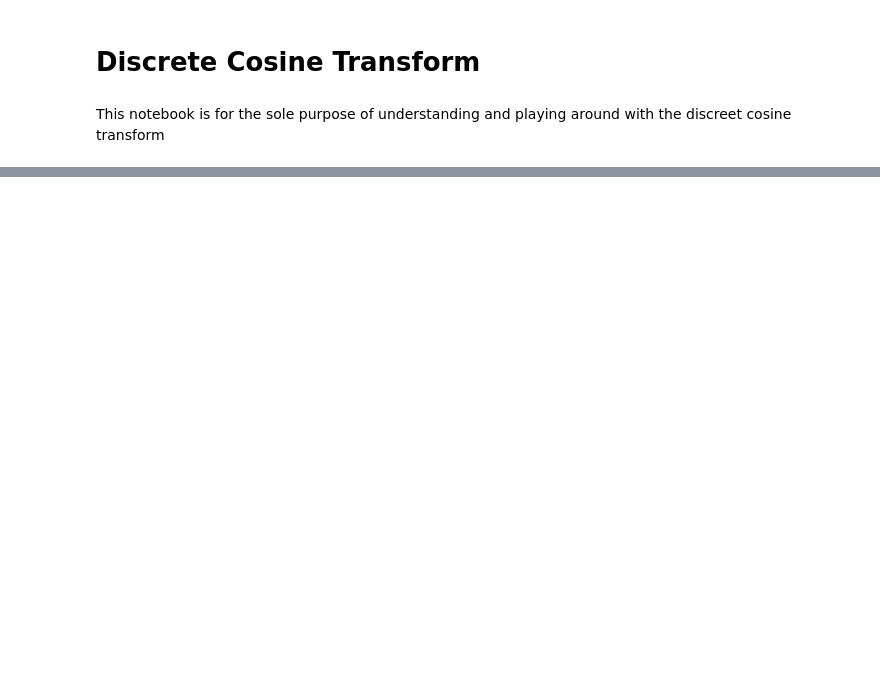
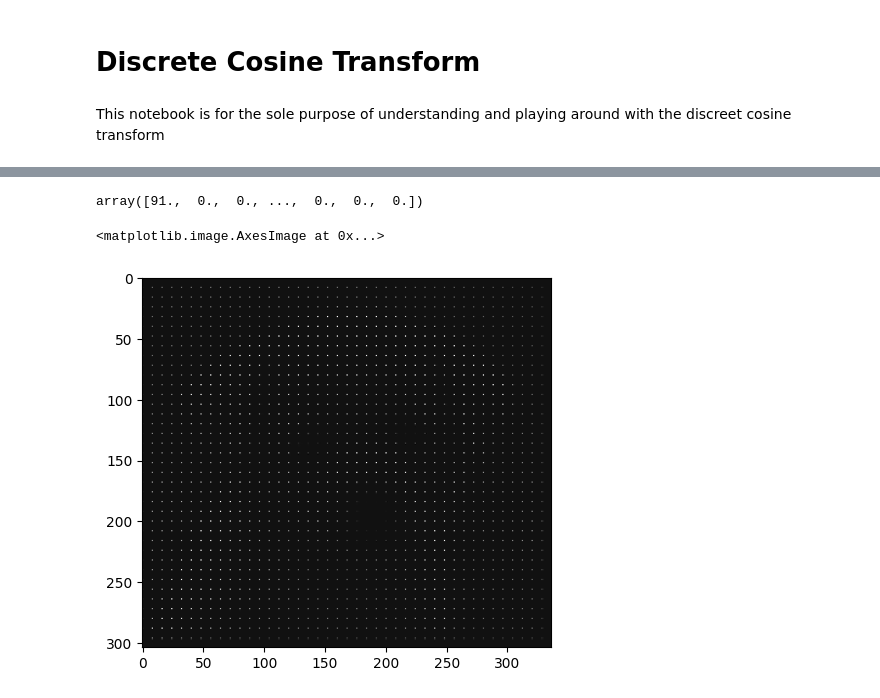
Before and after one commit to KareemElozeiri/JPEG-From-Scratch, a Jupyter notebook: notebooks/DCT.ipynb, the cells around one changed output, grey strips where cells are left out. Cells and saved outputs as stored; diff of their text form; code cells hidden in the pictures; blank space fills up the shorter version.

```diff
--- a/notebooks/DCT.ipynb
+++ b/notebooks/DCT.ipynb
@@ -98,0 +140,4 @@ plt.imshow( fig_dct, cmap="gray")
+# %%
+H = Huffman(vector_run_lenght)
+encoded = H.encode(vector_run_lenght)
+encoded
@@ -98,0 +146,3 @@ plt.imshow( fig_dct, cmap="gray")
+# %%
+decoded = H.decode(encoded)
+decoded
@@ -98,0 +167,12 @@ plt.imshow( fig_dct, cmap="gray")
+# %%
+r = RunLengthCode.decode(decoded)
+r
+# %% [output]
+array([91.,  0.,  0., ...,  0.,  0.,  0.])
+# %%
+combine_back = jpeg.vector2img(r,fig_quantized.shape)
+# %%
+plt.imshow( combine_back, cmap="gray")
+# %% [output]
+<matplotlib.image.AxesImage at 0x...>
+[figure, added]
```
Also changed, not shown: parts of 63 cells of this notebook, 7 other files.
